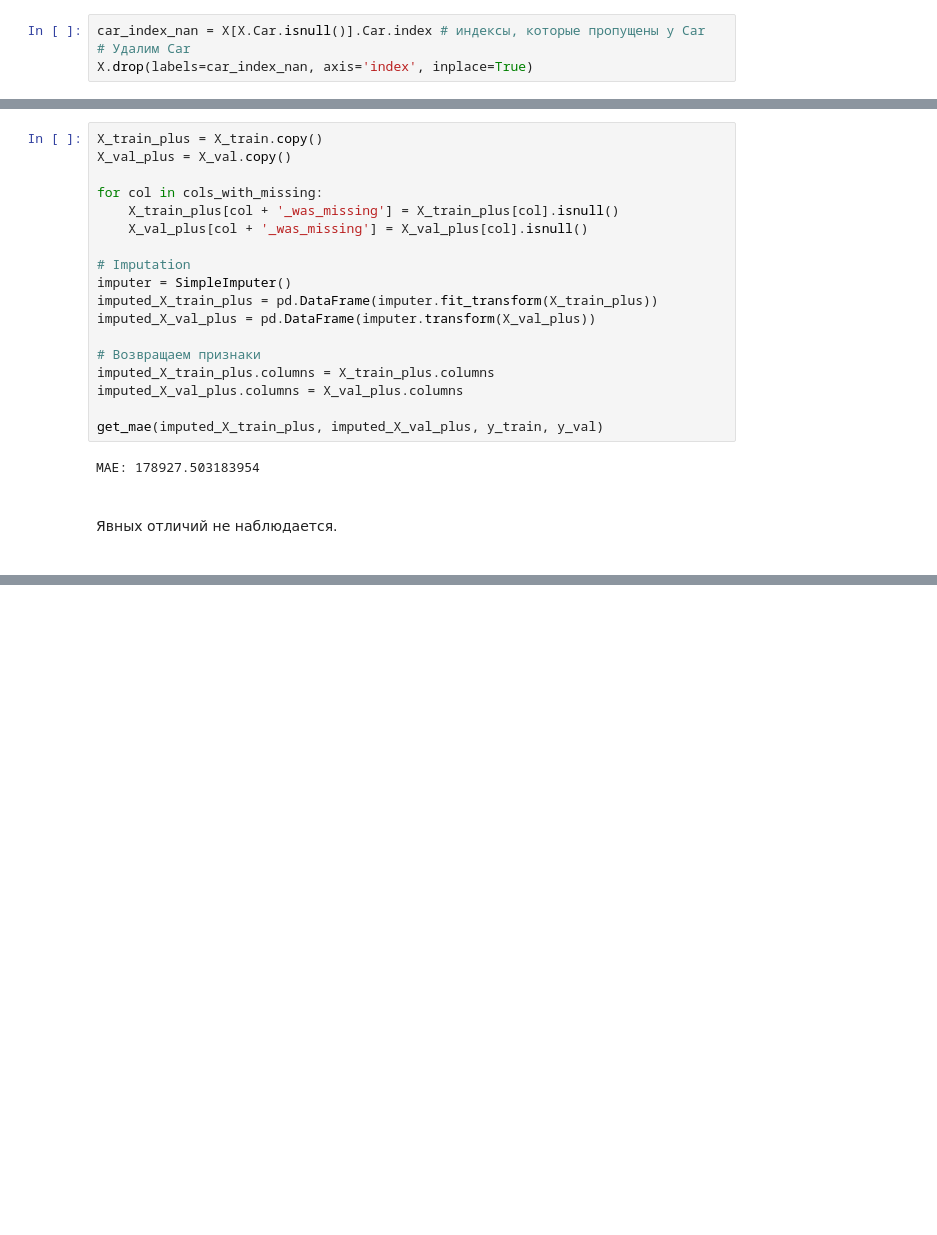
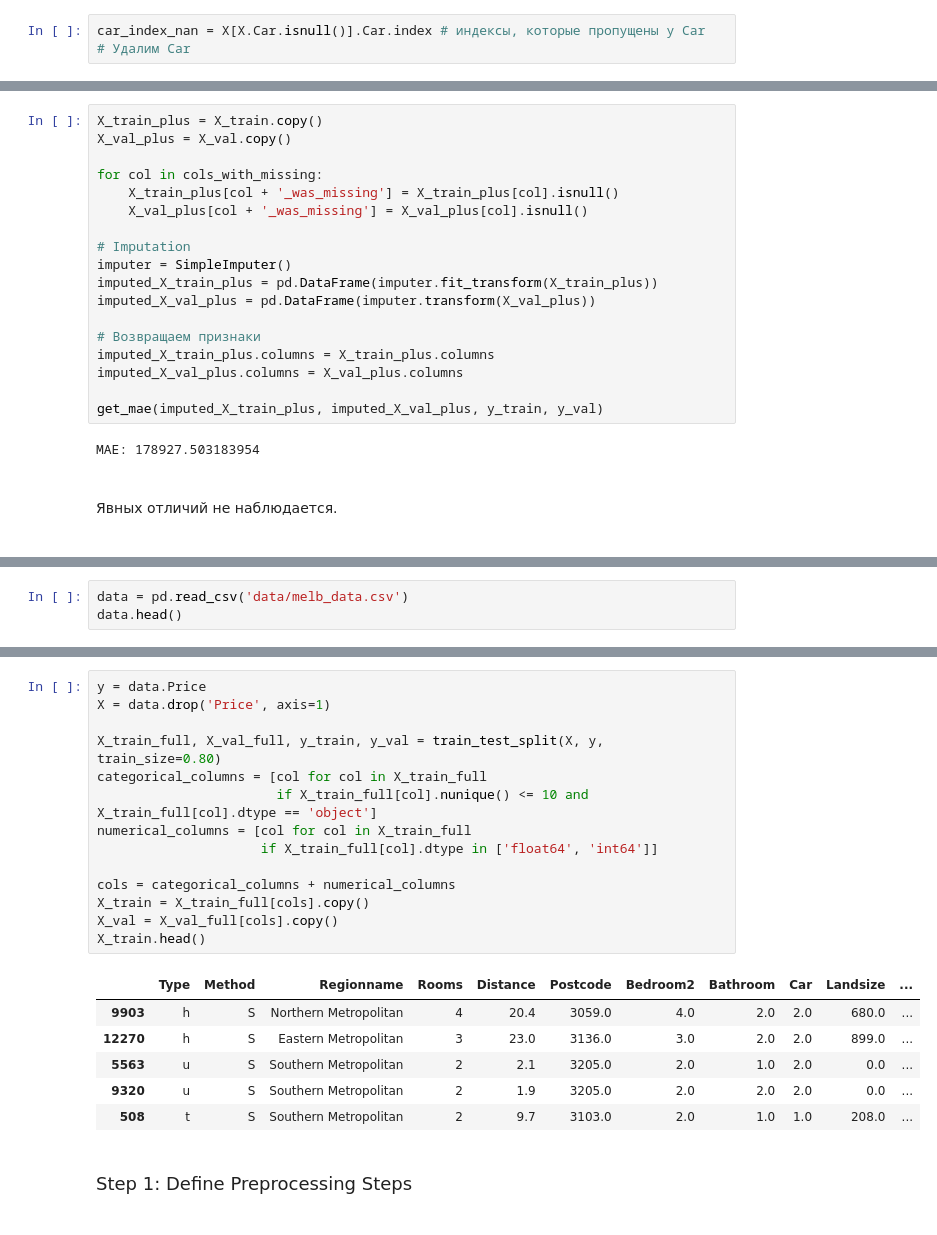
Before and after one commit to 1mmo/data-analysis-handbook, a Jupyter notebook: handbook/Machine Learning/ML_lvl1.ipynb, the cells around one changed output, grey strips where cells are left out. Drawn from its saved outputs; the diff is of its cells as text; blank space fills up the shorter version.

```diff
--- a/handbook/Machine Learning/ML_lvl1.ipynb
+++ b/handbook/Machine Learning/ML_lvl1.ipynb
@@ -148,7 +148,6 @@ dtype: int64
 # %%
 car_index_nan = X[X.Car.isnull()].Car.index # индексы, которые пропущены у Car
 # Удалим Car
-X.drop(labels=car_index_nan, axis='index', inplace=True)
 # %%
 X.isnull().sum()
 # %% [output]
@@ -296,0 +527,3 @@ MAE: 178927.503183954
+# %%
+data = pd.read_csv('data/melb_data.csv')
+data.head()
@@ -296,0 +538,25 @@ MAE: 178927.503183954
+# %%
+y = data.Price
+X = data.drop('Price', axis=1)
+
+X_train_full, X_val_full, y_train, y_val = train_test_split(X, y, train_size=0.80)
+categorical_columns = [col for col in X_train_full
+                       if X_train_full[col].nunique() <= 10 and X_train_full[col].dtype == 'object']
+numerical_columns = [col for col in X_train_full
+                     if X_train_full[col].dtype in ['float64', 'int64']]
+
+cols = categorical_columns + numerical_columns
+X_train = X_train_full[cols].copy()
+X_val = X_val_full[cols].copy()
+X_train.head()
+# %% [output]
+|  | Type | Method | Regionname | Rooms | Distance | Postcode | Bedroom2 | Bathroom | Car | Landsize | ... |
+| 9903 | h | S | Northern Metropolitan | 4 | 20.4 | 3059.0 | 4.0 | 2.0 | 2.0 | 680.0 | ... |
+| 12270 | h | S | Eastern Metropolitan | 3 | 23.0 | 3136.0 | 3.0 | 2.0 | 2.0 | 899.0 | ... |
+| 5563 | u | S | Southern Metropolitan | 2 | 2.1 | 3205.0 | 2.0 | 1.0 | 2.0 | 0.0 | ... |
+| 9320 | u | S | Southern Metropolitan | 2 | 1.9 | 3205.0 | 2.0 | 2.0 | 2.0 | 0.0 | ... |
+| 508 | t | S | Southern Metropolitan | 2 | 9.7 | 3103.0 | 2.0 | 1.0 | 1.0 | 208.0 | ... |
+# %% [markdown]
+<br>
+<font size='4'>Step 1: Define Preprocessing Steps</font><br>
+<br>
```
Also changed, not shown: parts of 24 cells of this notebook.
